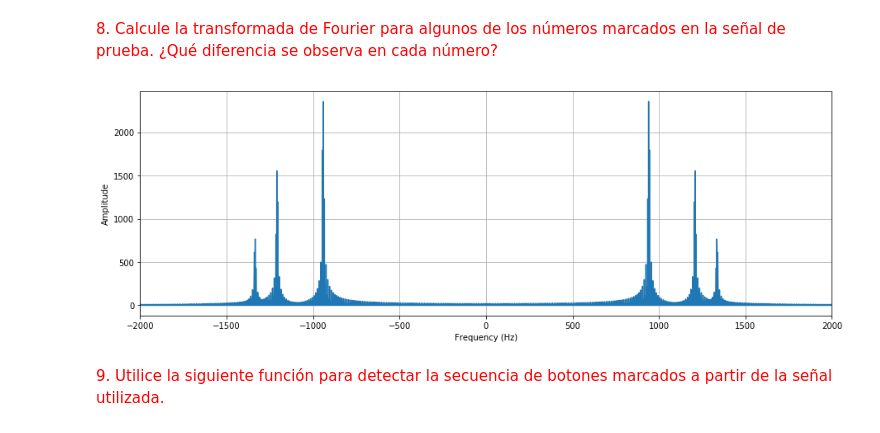
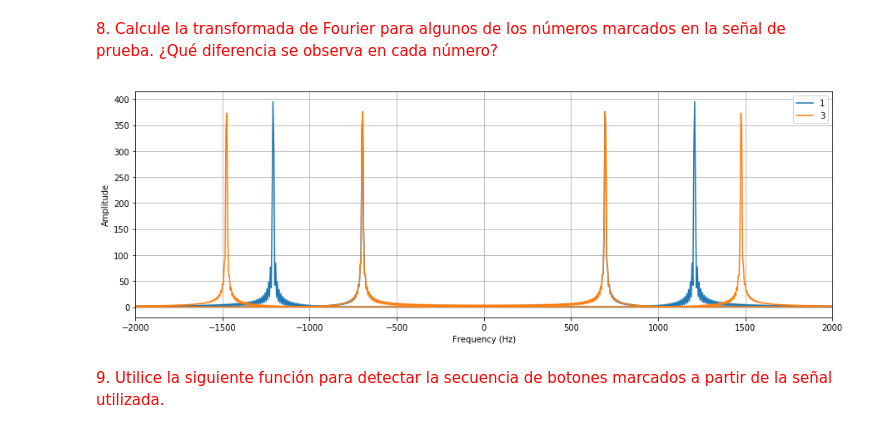
Before and after one commit to jcvasquezc/PDS_2019.2, a Jupyter notebook: lab7_DTMF/Laboratorio 7.ipynb, the cells around one changed output. Saved outputs shown, nothing was run; the diff lists cells and outputs as text; code cells hidden in the pictures.

```diff
--- a/lab7_DTMF/Laboratorio 7.ipynb
+++ b/lab7_DTMF/Laboratorio 7.ipynb
@@ -138,21 +138,34 @@ def dtmf_split(x, win=240, th=500):
 # %% [markdown]
 <span style="color:red"> 8. Calcule la transformada de Fourier para algunos de los números marcados en la señal de prueba. ¿Qué diferencia se observa en cada número?</span>
 # %%
-numero="****00"
+numero="1"
 
 x1=dtmf_dial(numero, fs)
 
 X1=np.fft.fft(x1)
 freq=np.fft.fftfreq(len(X1), d=1/fs)
 plt.figure(figsize=(15,5))
-plt.plot(freq, np.abs(X1))
+plt.plot(freq, np.abs(X1), label=str(numero))
+
+numero="3"
+
+x2=dtmf_dial(numero, fs)
+
+X2=np.fft.fft(x2)
+freq=np.fft.fftfreq(len(X2), d=1/fs)
+plt.plot(freq, np.abs(X2), label=str(numero))
+
+
 plt.xlabel("Frequency (Hz)")
 plt.ylabel("Amplitude")
 plt.xlim([-2000,2000])
+plt.legend()
+
+
 plt.grid()
 plt.show()
 # %% [output]
-[figure, old version]
+[figure, new version]
 # %% [markdown]
 <span style="color:red"> 9. Utilice la siguiente función para detectar la secuencia de botones marcados a partir de la señal utilizada.</span>
 # %%
```
Also changed, not shown: parts of 5 cells of this notebook, 3 other files.
